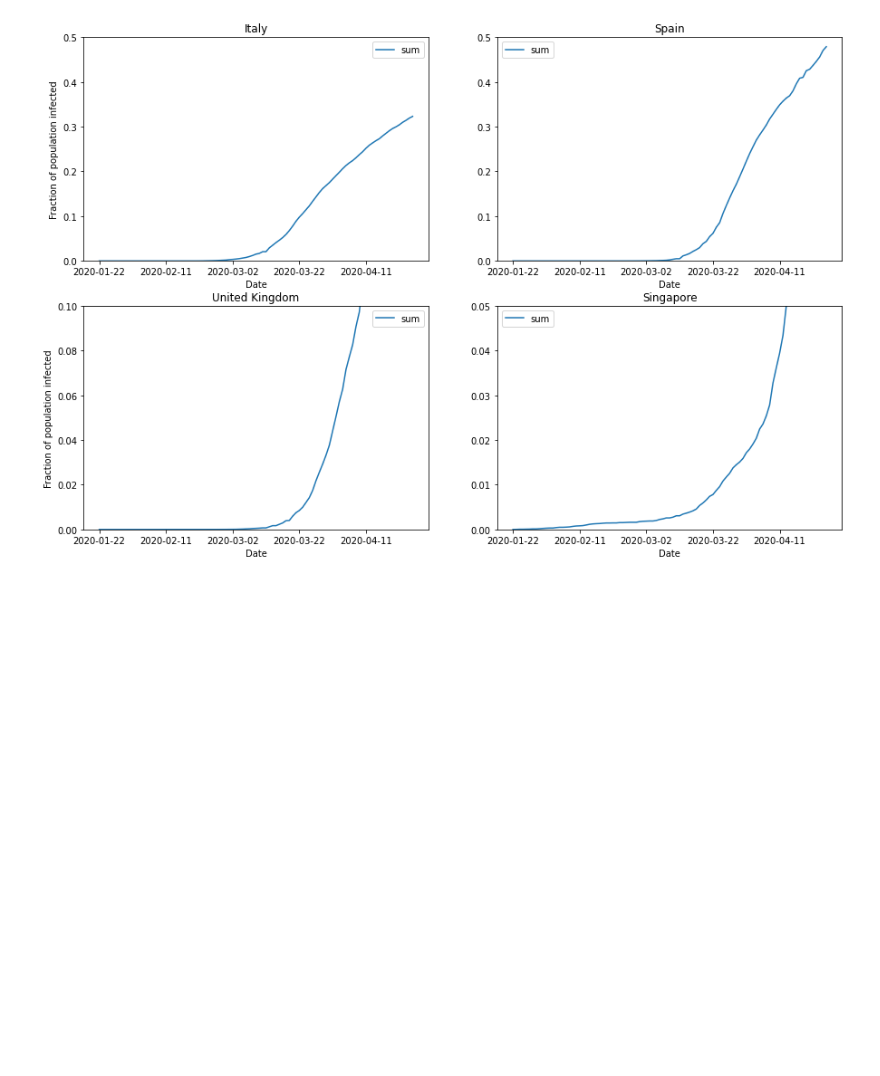
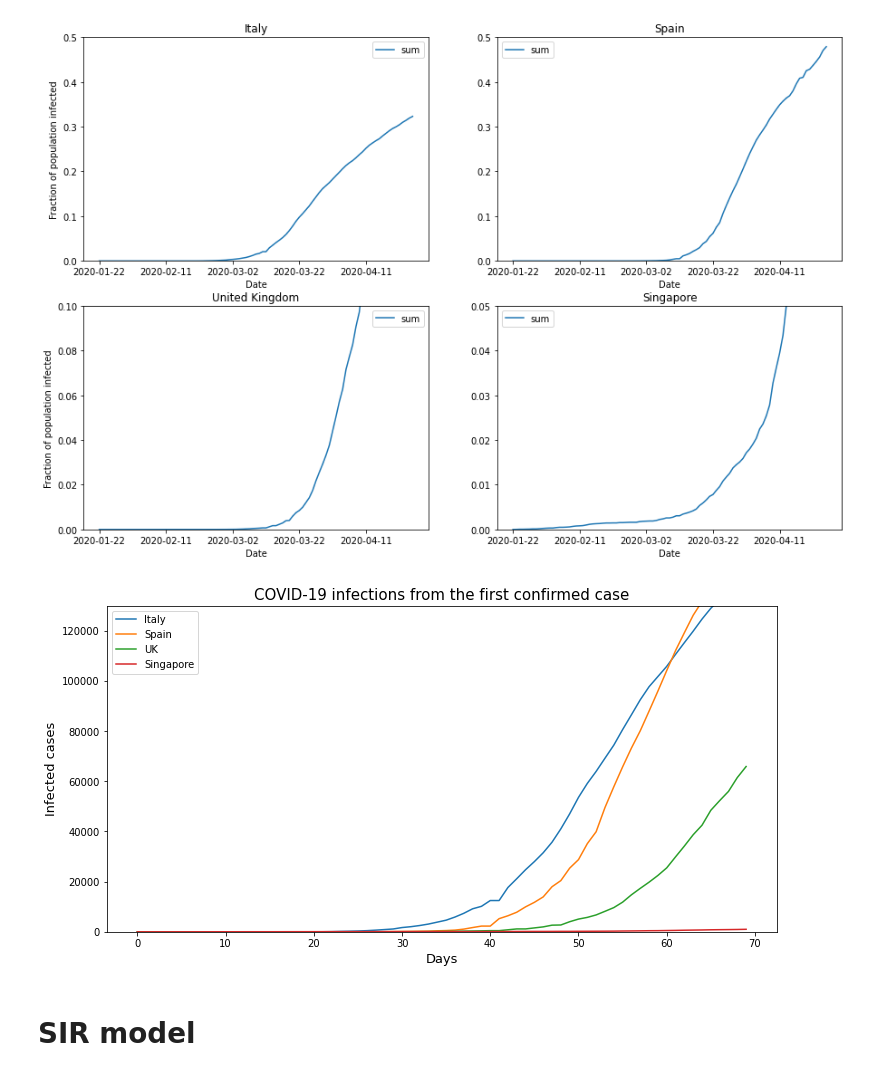
Before and after one commit to marcelounb/ML-Mastery-with-Python-Course, a Jupyter notebook: COVID_Global_Forecast_SIR_model_+_ML_regressions.ipynb, the cells around one changed output. Cells and saved outputs as stored; diff of their text form; code cells hidden in the pictures; blank space fills up the shorter version.

```diff
--- a/COVID_Global_Forecast_SIR_model_+_ML_regressions.ipynb
+++ b/COVID_Global_Forecast_SIR_model_+_ML_regressions.ipynb
@@ -179,3 +179,50 @@ plt.ylim(0, 0.05)
 # %% [output]
 (0.0, 0.05)
 [figure]
+# %%
+confirmed_total_date_Italy = train[(train['Country_Region']=='Italy') & train['ConfirmedCases']!=0].groupby(['Date']).agg({'ConfirmedCases':['sum']})
+fatalities_total_date_Italy = train[(train['Country_Region']=='Italy') & train['ConfirmedCases']!=0].groupby(['Date']).agg({'Fatalities':['sum']})
+total_date_Italy = confirmed_total_date_Italy.join(fatalities_total_date_Italy)
+
+confirmed_total_date_Spain = train[(train['Country_Region']=='Spain') & (train['ConfirmedCases']!=0)].groupby(['Date']).agg({'ConfirmedCases':['sum']})
+fatalities_total_date_Spain = train[(train['Country_Region']=='Spain') & (train['ConfirmedCases']!=0)].groupby(['Date']).agg({'Fatalities':['sum']})
+total_date_Spain = confirmed_total_date_Spain.join(fatalities_total_date_Spain)
+
+confirmed_total_date_UK = train[(train['Country_Region']=='United Kingdom') & (train['ConfirmedCases']!=0)].groupby(['Date']).agg({'ConfirmedCases':['sum']})
+fatalities_total_date_UK = train[(train['Country_Region']=='United Kingdom') & (train['ConfirmedCases']!=0)].groupby(['Date']).agg({'Fatalities':['sum']})
+total_date_UK = confirmed_total_date_UK.join(fatalities_total_date_UK)
+
+confirmed_total_date_Australia = train[(train['Country_Region']=='Australia') & (train['ConfirmedCases']!=0)].groupby(['Date']).agg({'ConfirmedCases':['sum']})
+fatalities_total_date_Australia = train[(train['Country_Region']=='Australia') & (train['ConfirmedCases']!=0)].groupby(['Date']).agg({'Fatalities':['sum']})
+total_date_Australia = confirmed_total_date_Australia.join(fatalities_total_date_Australia)
+
+confirmed_total_date_Singapore = train[(train['Country_Region']=='Singapore') & (train['ConfirmedCases']!=0)].groupby(['Date']).agg({'ConfirmedCases':['sum']})
+fatalities_total_date_Singapore = train[(train['Country_Region']=='Singapore') & (train['ConfirmedCases']!=0)].groupby(['Date']).agg({'Fatalities':['sum']})
+total_date_Singapore = confirmed_total_date_Singapore.join(fatalities_total_date_Singapore)
+
+italy = [i for i in total_date_Italy.ConfirmedCases['sum'].values]
+italy_30 = italy[0:70]
+spain = [i for i in total_date_Spain.ConfirmedCases['sum'].values]
+spain_30 = spain[0:70]
+UK = [i for i in total_date_UK.ConfirmedCases['sum'].values]
+UK_30 = UK[0:70]
+singapore = [i for i in total_date_Singapore.ConfirmedCases['sum'].values]
+singapore_30 = singapore[0:70]
+
+
+# Plots
+plt.figure(figsize=(12,6))
+plt.plot(italy_30)
+plt.plot(spain_30)
+plt.plot(UK_30)
+plt.plot(singapore_30)
+plt.legend(["Italy", "Spain", "UK", "Singapore"], loc='upper left')
+plt.title("COVID-19 infections from the first confirmed case", size=15)
+plt.xlabel("Days", size=13)
+plt.ylabel("Infected cases", size=13)
+plt.ylim(0, 130000)
+plt.show()
+# %% [output]
+[figure, added]
+# %% [markdown]
+# SIR model
```
